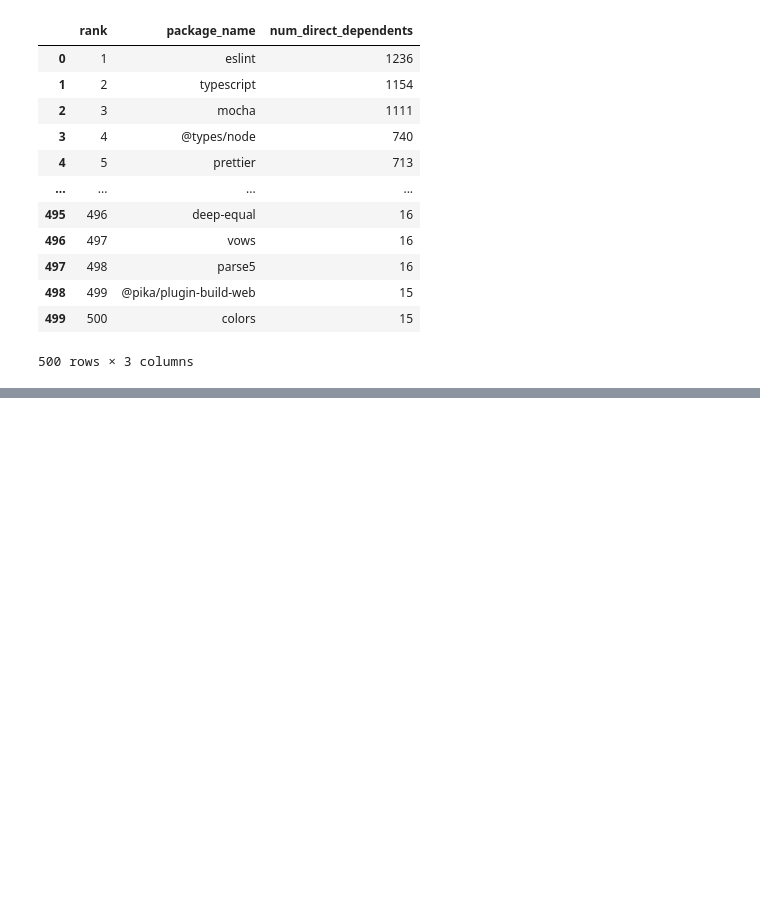
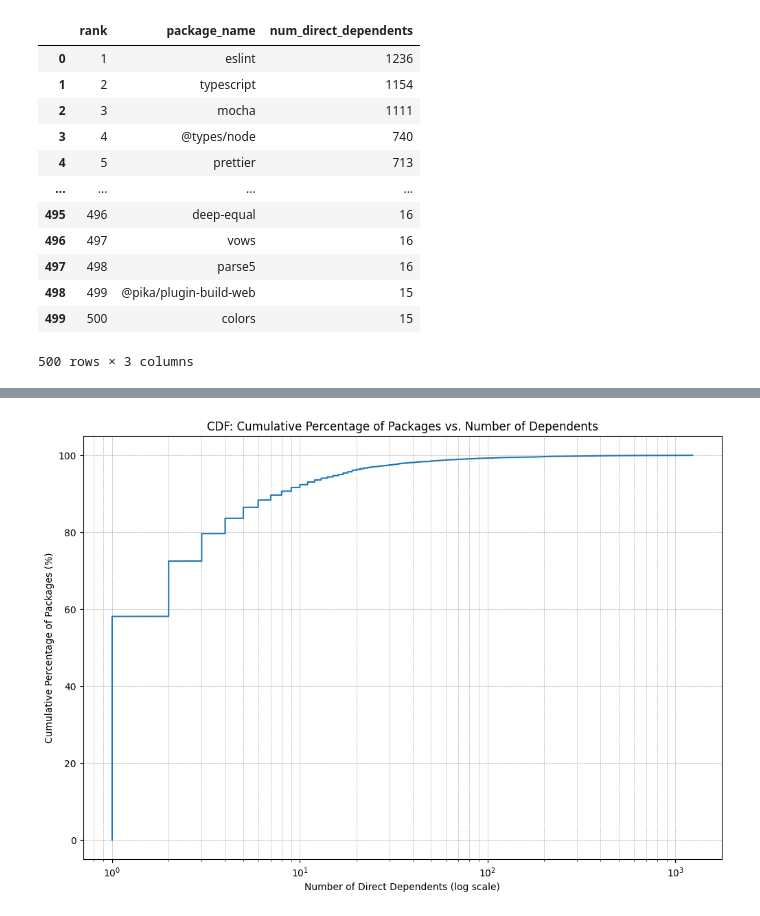
Before and after one commit to thomas211738/npm-package-trace, a Jupyter notebook: direct_dependents_analysis.ipynb, the cells around one changed output, grey strips where cells are left out. Cells and saved outputs as stored; diff of their text form; code cells hidden in the pictures; blank space fills up the shorter version.

Commit message:
changed csv from 500 to 5000. added cdf function

```diff
--- a/direct_dependents_analysis.ipynb
+++ b/direct_dependents_analysis.ipynb
@@ -93,0 +80,32 @@ Name: num_direct_dependents, dtype: float64
+# %%
+import numpy as np
+
+# --- Create the CDF (Cumulative Distribution Function) ---
+
+# Sort the number of dependents in ascending order
+sorted_data = np.sort(dependents['num_direct_dependents'])
+
+# Calculate the cumulative percentage for the y-axis
+# This represents the percentage of packages that have a certain number of dependents or fewer
+yvals = np.arange(1, len(sorted_data) + 1) / len(sorted_data) * 100
+
+# --- Plot the CDF ---
+plt.figure(figsize=(12, 8))
+# Use a log scale for the x-axis because the data is heavily skewed
+plt.xscale('log')
+
+# Plot the sorted number of dependents vs. their cumulative percentage
+plt.plot(sorted_data, yvals)
+
+# Add labels and a title for clarity
+plt.xlabel("Number of Direct Dependents (log scale)")
+plt.ylabel("Cumulative Percentage of Packages (%)")
+plt.title("CDF: Cumulative Percentage of Packages vs. Number of Dependents")
+
+# Add a grid to make it easier to read values
+plt.grid(True, which="both", linestyle='--', linewidth=0.5)
+
+# Show the plot
+plt.show()
+# %% [output]
+[figure, added]
```
Also changed, not shown: parts of 2 cells of this notebook, 1 other file.
